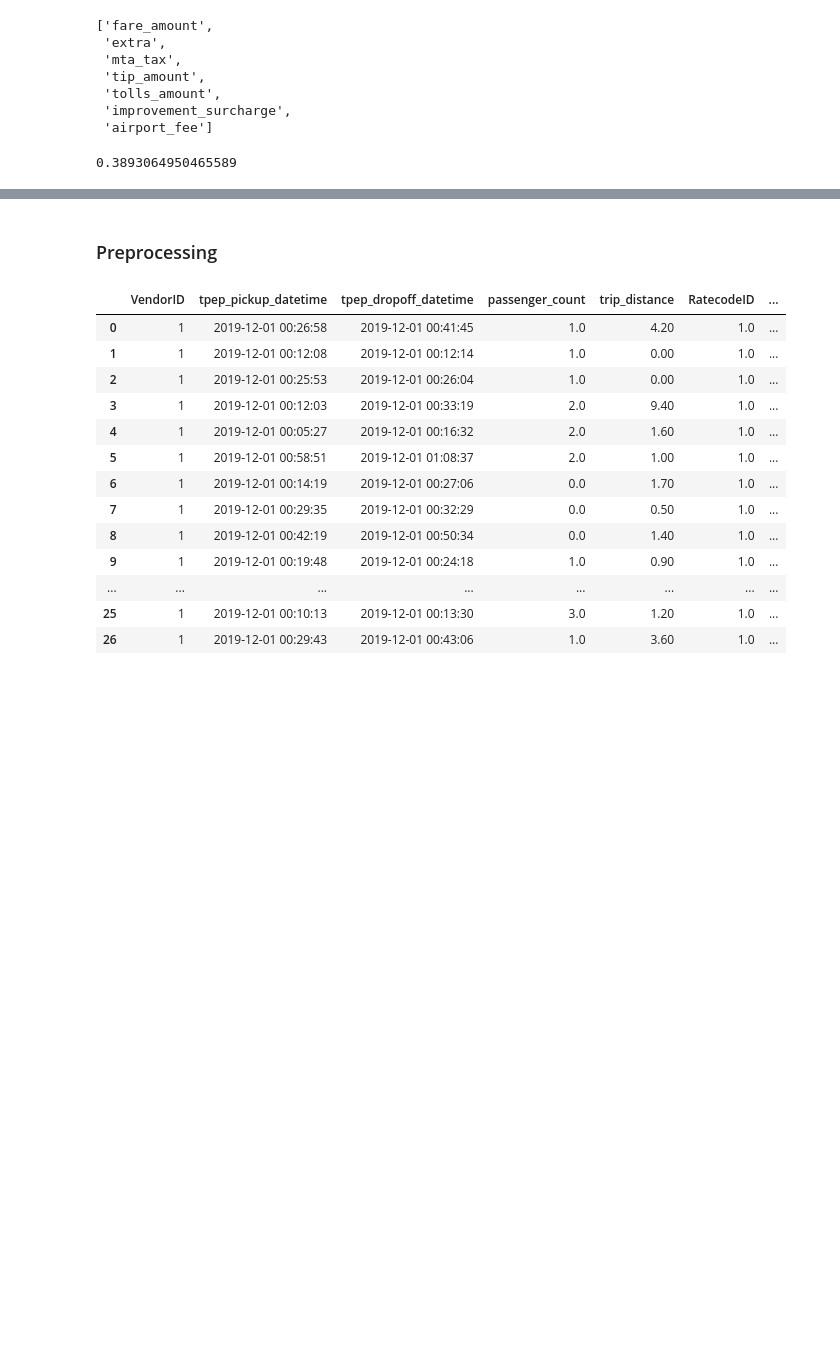
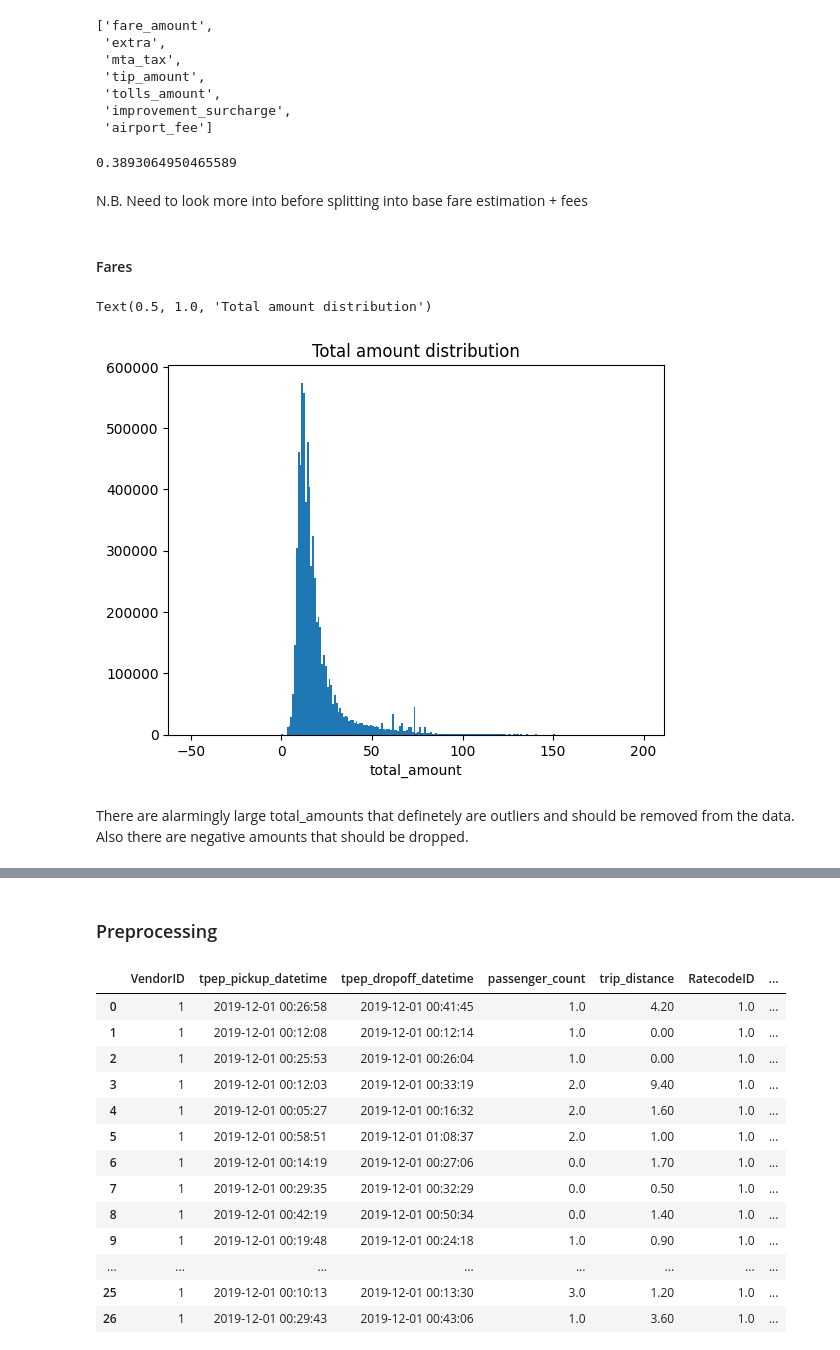
Before and after one commit to ervalinskas/yellow-taxi-trip, a Jupyter notebook: notebooks/eta.ipynb, the cells around one changed output, grey strips where cells are left out. Cells and saved outputs as stored; diff of their text form; code cells hidden in the pictures; blank space fills up the shorter version.

```diff
--- a/notebooks/eta.ipynb
+++ b/notebooks/eta.ipynb
@@ -211,3 +218,21 @@ expected_total_2 = full_df[no_cong_tax_cols].sum(axis=1).round(2)
 (expected_total_2 == actual_total).sum() / full_df.shape[0]
 # %% [output]
 0.3893064950465589
+# %% [markdown]
+N.B. Need to look more into before splitting into base fare estimation + fees
+# %% [markdown]
+#### Fares
+# %%
+import matplotlib.pyplot as plt
+import seaborn as sns
+import numpy as np
+
+plt.hist(full_df['total_amount'],
+         bins=np.arange(-50, 200))
+plt.xlabel('total_amount')
+plt.title('Total amount distribution')
+# %% [output]
+Text(0.5, 1.0, 'Total amount distribution')
+[figure, added]
+# %% [markdown]
+There are alarmingly large total_amounts that definetely are outliers and should be removed from the data. Also there are negative amounts that should be dropped.
```
Also changed, not shown: parts of 6 cells of this notebook.
